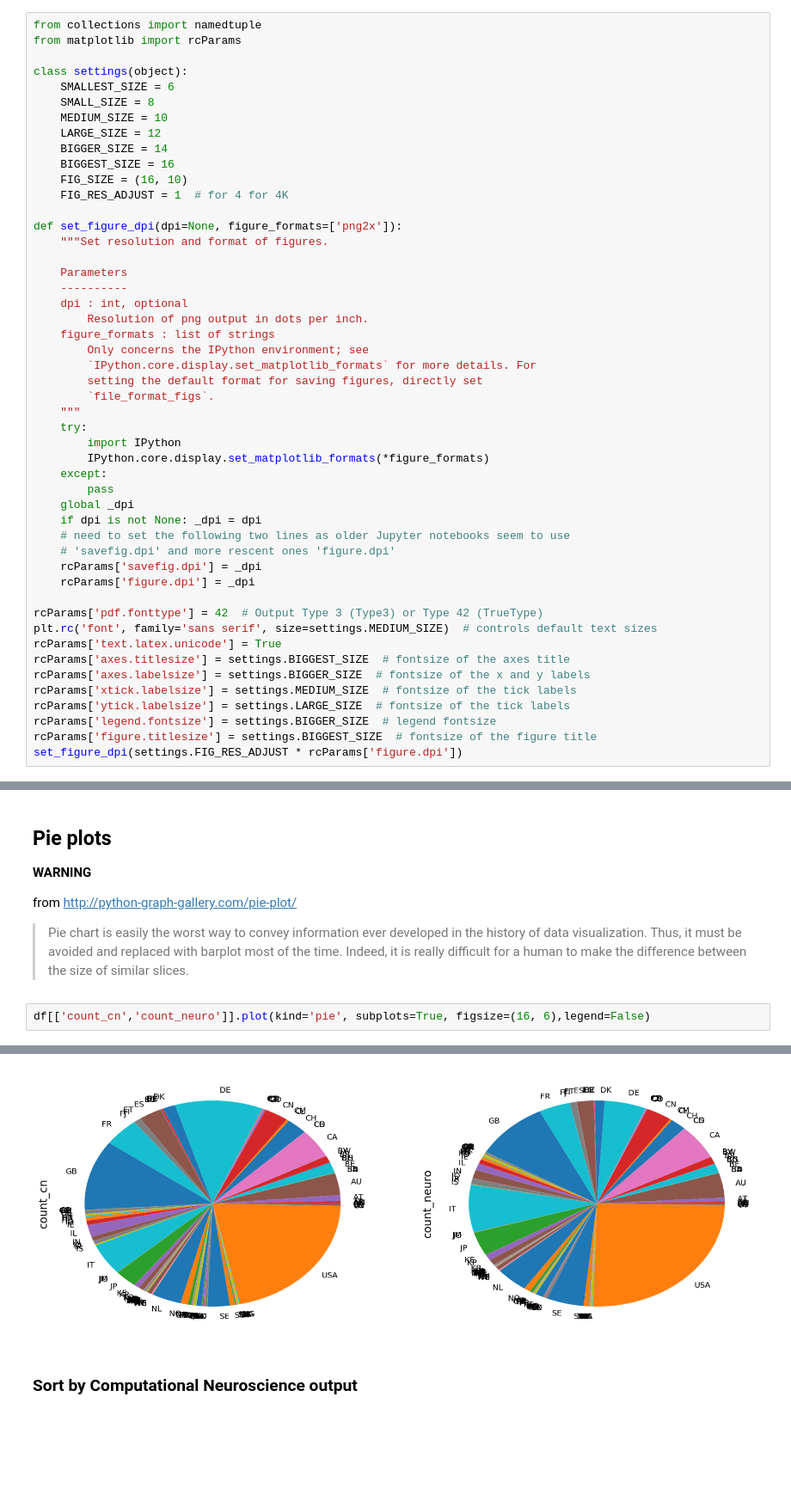
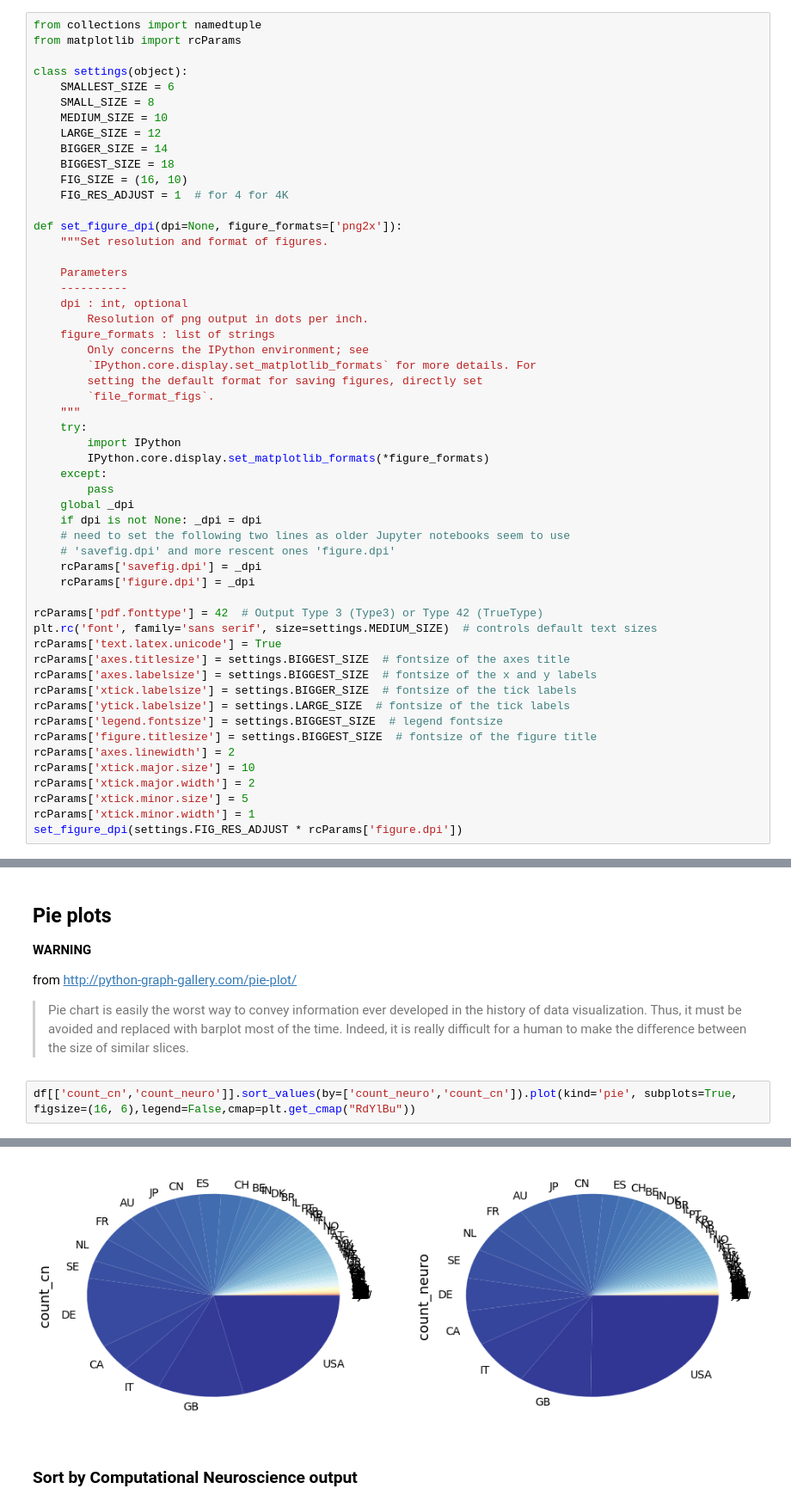
Before and after one commit to ChrisCurrin/comp_neuro_count_countries, a Jupyter notebook: comp_neuro_viz.ipynb, the cells around one changed output, grey strips where cells are left out. Shown at 86% size. Saved outputs shown, nothing was run; the diff lists cells and outputs as text; blank space fills up the shorter version.

Commit message:
tweaks to figures

```diff
--- a/comp_neuro_viz.ipynb
+++ b/comp_neuro_viz.ipynb
@@ -50,7 +50,7 @@ class settings(object):
     MEDIUM_SIZE = 10
     LARGE_SIZE = 12
     BIGGER_SIZE = 14
-    BIGGEST_SIZE = 16
+    BIGGEST_SIZE = 18
     FIG_SIZE = (16, 10)
     FIG_RES_ADJUST = 1  # for 4 for 4K
 
@@ -83,11 +83,16 @@ rcParams['pdf.fonttype'] = 42  # Output Type 3 (Type3) or Type 42 (TrueType)
 plt.rc('font', family='sans serif', size=settings.MEDIUM_SIZE)  # controls default text sizes
 rcParams['text.latex.unicode'] = True
 rcParams['axes.titlesize'] = settings.BIGGEST_SIZE  # fontsize of the axes title
-rcParams['axes.labelsize'] = settings.BIGGER_SIZE  # fontsize of the x and y labels
-rcParams['xtick.labelsize'] = settings.MEDIUM_SIZE  # fontsize of the tick labels
+rcParams['axes.labelsize'] = settings.BIGGEST_SIZE  # fontsize of the x and y labels
+rcParams['xtick.labelsize'] = settings.BIGGER_SIZE  # fontsize of the tick labels
 rcParams['ytick.labelsize'] = settings.LARGE_SIZE  # fontsize of the tick labels
-rcParams['legend.fontsize'] = settings.BIGGER_SIZE  # legend fontsize
+rcParams['legend.fontsize'] = settings.BIGGEST_SIZE  # legend fontsize
 rcParams['figure.titlesize'] = settings.BIGGEST_SIZE  # fontsize of the figure title
+rcParams['axes.linewidth'] = 2
+rcParams['xtick.major.size'] = 10
+rcParams['xtick.major.width'] = 2
+rcParams['xtick.minor.size'] = 5
+rcParams['xtick.minor.width'] = 1
 set_figure_dpi(settings.FIG_RES_ADJUST * rcParams['figure.dpi'])
 # %% [markdown]
 ## Define search terms
@@ -276,11 +281,11 @@ from http://python-graph-gallery.com/pie-plot/
 
 > Pie chart is easily the worst way to convey information ever developed in the history of data visualization. Thus, it must be avoided and replaced with barplot most of the time. Indeed, it is really difficult for a human to make the difference between the size of similar slices.
 # %%
-df[['count_cn','count_neuro']].plot(kind='pie', subplots=True, figsize=(16, 6),legend=False)
+df[['count_cn','count_neuro']].sort_values(by=['count_neuro','count_cn']).plot(kind='pie', subplots=True, figsize=(16, 6),legend=False,cmap=plt.get_cmap("RdYlBu"))
 # %% [output]
 array([<matplotlib.axes._subplots.AxesSubplot object at 0x...>,
        <matplotlib.axes._subplots.AxesSubplot object at 0x...>], dtype=object)
-[figure, old version]
+[figure, new version]
 # %% [markdown]
 ### Sort by Computational Neuroscience output
 # %%
```
Also changed, not shown: parts of 9 cells of this notebook, 3 other files.
